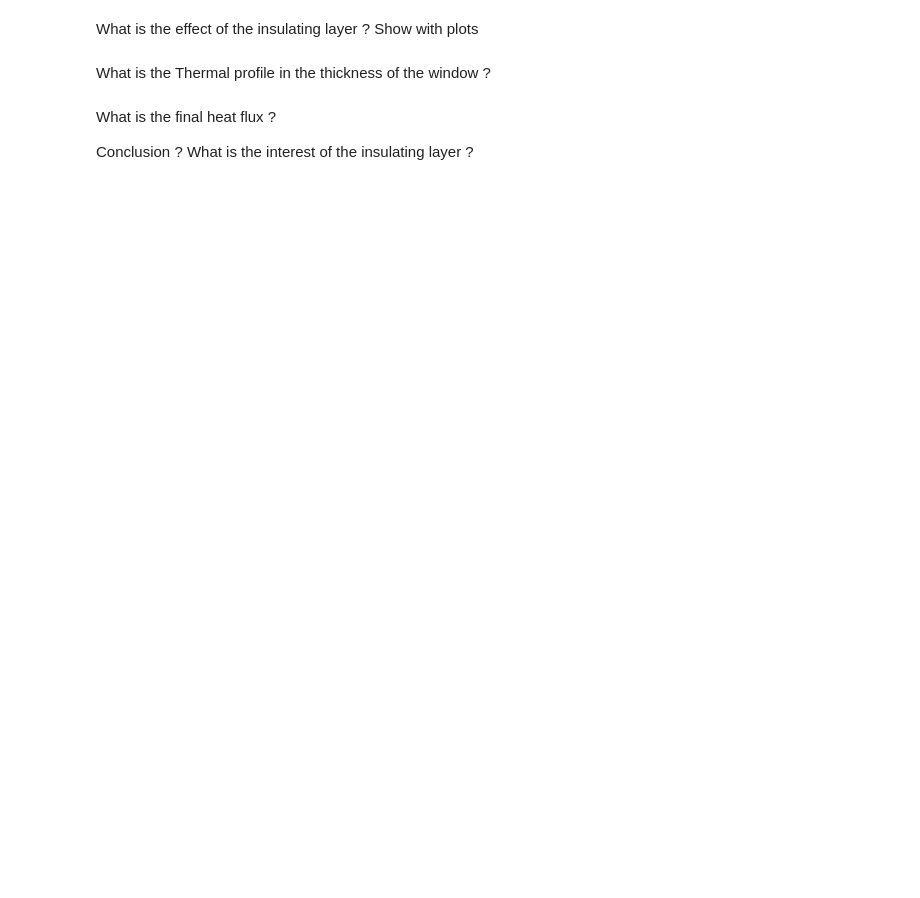
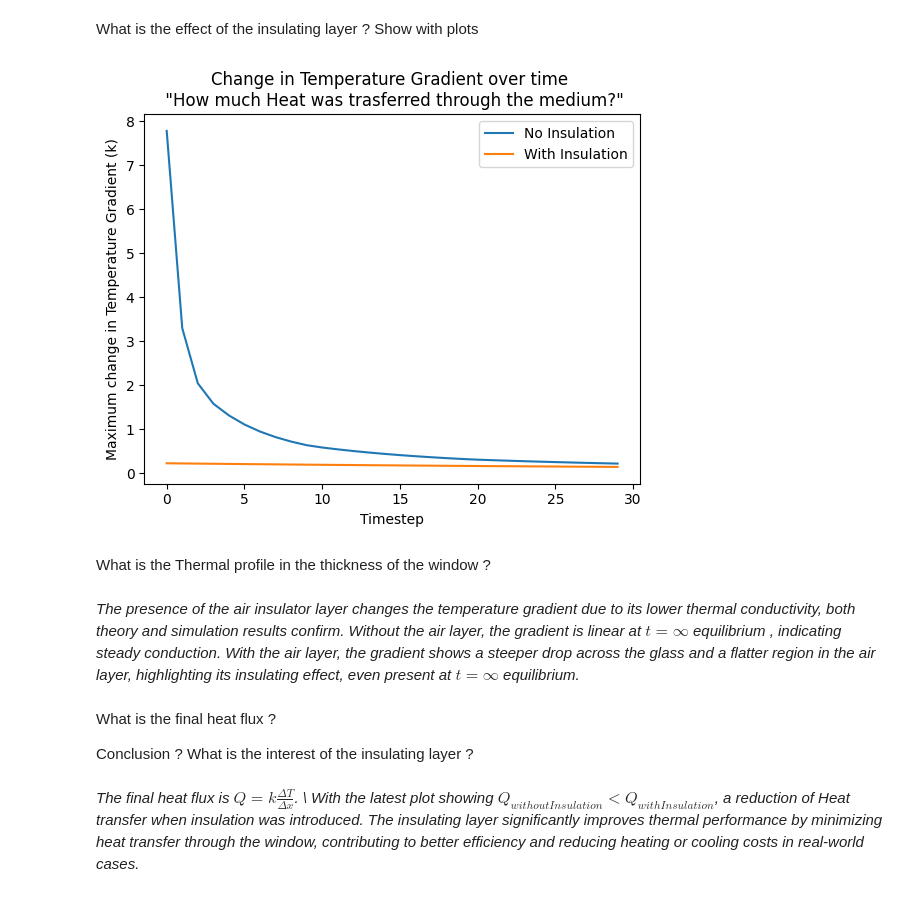
Before and after one commit to mopahlevani/Numerical-Methods, a Jupyter notebook: PDE_Training_2_Heat_transfer.ipynb, the cells around one changed output. Cells and saved outputs as stored; diff of their text form; code cells hidden in the pictures; blank space fills up the shorter version.

```diff
--- a/PDE_Training_2_Heat_transfer.ipynb
+++ b/PDE_Training_2_Heat_transfer.ipynb
@@ -298,8 +334,23 @@ plt.show()
 # %% [markdown]
 What is the effect of the insulating layer ? Show with plots
+# %%
+plt.plot(deltaT_noinsulation_comparison, label = 'No Insulation')
+plt.plot(deltaT_insulation_comparison, label = 'Insulation')
+plt.title('Change in Temperature Gradient over time \n "How much Heat was trasferred through the medium?"')
+plt.xlabel('Timestep')
+plt.ylabel('Maximum change in Temperature Gradient (k)')
+plt.legend(['No Insulation', 'With Insulation'])
+plt.show()
+# %% [output]
+[figure, added]
 # %% [markdown]
 What is the Thermal profile in the thickness of the window ?
+# %% [markdown]
+*The presence of the air insulator layer changes the temperature gradient due to its lower thermal conductivity, both theory and simulation results confirm. Without the air layer, the gradient is linear at $t = ∞$ equilibrium , indicating steady conduction. With the air layer, the gradient shows a steeper drop across the glass and a flatter region in the air layer, highlighting its insulating effect, even present at $t = ∞$ equilibrium.*
 # %% [markdown]
 What is the final heat flux ?
 
 Conclusion ? What is the interest of the insulating layer ?
+# %% [markdown]
+*The final heat flux is $Q=k\frac{ΔT}{Δx}$. \\
+With the latest plot showing $Q_{without Insulation} < Q_{with Insulation} $, a reduction of Heat transfer when insulation was introduced. The insulating layer significantly improves thermal performance by minimizing heat transfer through the window, contributing to better efficiency and reducing heating or cooling costs in real-world cases.*
```
Also changed, not shown: parts of 3 cells of this notebook.
